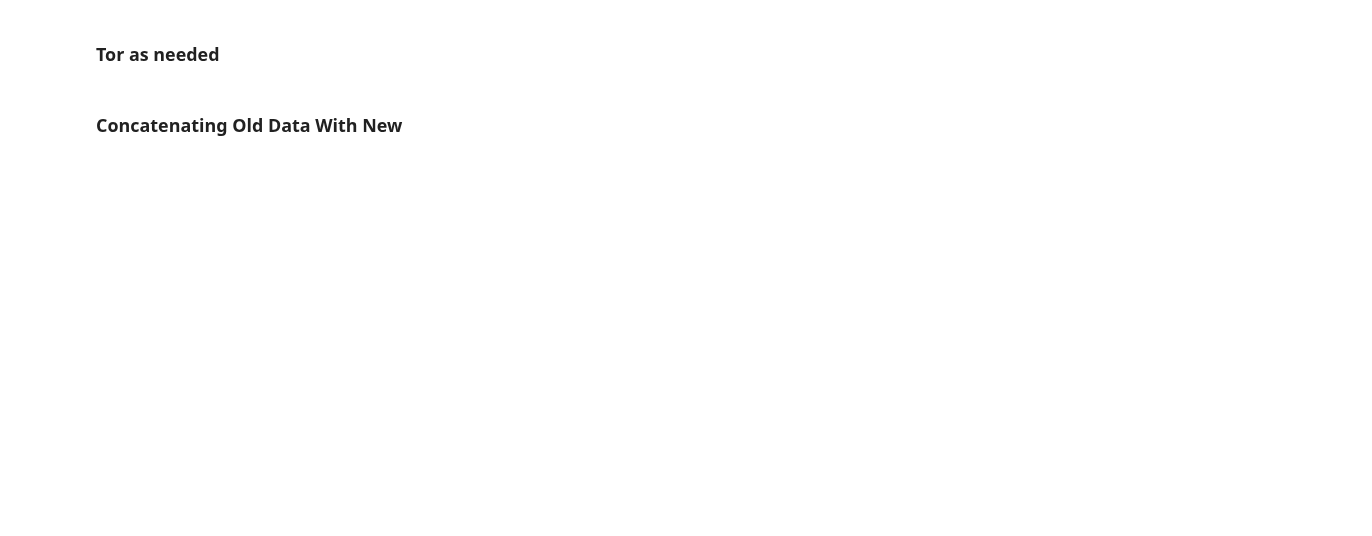
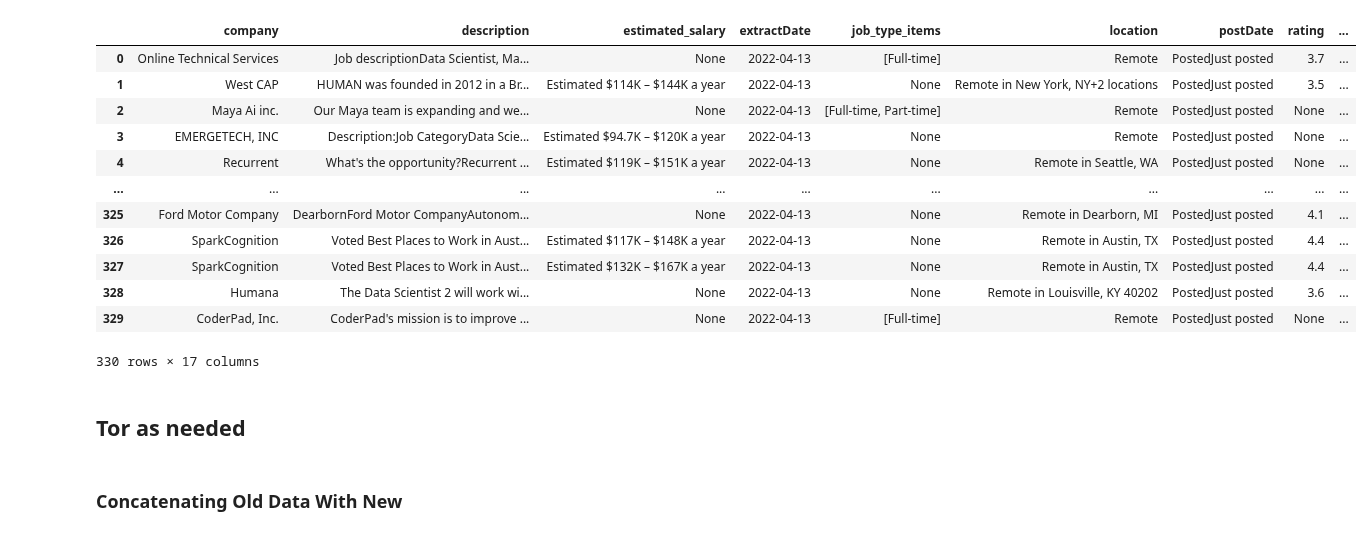
Before and after one commit to 333Kenji/indeedjobscraper, a Jupyter notebook: docs/scrape.ipynb, the cells around one changed output. Cells and saved outputs as stored; diff of their text form; code cells hidden in the pictures; blank space fills up the shorter version.

```diff
--- a/docs/scrape.ipynb
+++ b/docs/scrape.ipynb
@@ -113,26 +13,27 @@ ConnectionError: HTTPSConnectionPool(host='us.conv.indeed.com', port=443): Max r
 # %%
 # Use this to test for captcha block or IP ban
 def get_URL(position,location):
-    from torrequest import TorRequest
+    #from torrequest import TorRequest
     """[Build a template url for a dummy call to verify the site isn't returning a captcha]
-
     Args:
         position ([string]): [job for query]
         location ([string]): [location for query]
-
     Returns:
         [string]: [formatted url]
     """
-    template = 'https://www.indeed.com/jobs?q={}&l={}&fromage=3&sort=date'
-    position = position.replace(' ', '+')
+    template = 'https://www.indeed.com/jobs?q={}&l={}&fromage=1&sort=date'
+
+    position = position.replace(' ', '%20')
     location = location.replace(' ', '+')
     url = template.format(position,location)
     return url
-from torrequest import TorRequest
-tr=TorRequest(password='your_super_secure_password')
-position = '("data scientist" or "data science")'
-location = ''
-tr.reset_identity()
+
+
+# from torrequest import TorRequest
+# tr=TorRequest(password='your_super_secure_password')
+position = 'data scientist'
+location = 'iowa'
+# tr.reset_identity()
 response = requests.get(get_URL(position,location))
 # This will either return an HTML block for a captcha or of a search result
-response.text
+#response.text
@@ -140,0 +206,4 @@ OSError: reached a 90 second timeout without success
+# %%
+position = 'data scientist'
+location = 'remote'
+data = main(position,location )
@@ -140,0 +228,16 @@ OSError: reached a 90 second timeout without success
+# %%
+data
+# %% [output]
+|  | company | description | estimated_salary | extractDate | job_type_items | location | postDate | rating | ... |
+| 0 | Online Technical Services | Job descriptionData Scientist, Ma... | None | 2022-04-13 | [Full-time] | Remote | PostedJust posted | 3.7 | ... |
+| 1 | West CAP | HUMAN was founded in 2012 in a Br... | Estimated $114K – $144K a year | 2022-04-13 | None | Remote in New York, NY+2 locations | PostedJust posted | 3.5 | ... |
+| 2 | Maya Ai inc. | Our Maya team is expanding and we... | None | 2022-04-13 | [Full-time, Part-time] | Remote | PostedJust posted | None | ... |
+| 3 | EMERGETECH, INC | Description:Job CategoryData Scie... | Estimated $94.7K – $120K a year | 2022-04-13 | None | Remote | PostedJust posted | None | ... |
+| 4 | Recurrent | What's the opportunity?Recurrent ... | Estimated $119K – $151K a year | 2022-04-13 | None | Remote in Seattle, WA | PostedJust posted | None | ... |
+| ... | ... | ... | ... | ... | ... | ... | ... | ... | ... |
+| 325 | Ford Motor Company | DearbornFord Motor CompanyAutonom... | None | 2022-04-13 | None | Remote in Dearborn, MI | PostedJust posted | 4.1 | ... |
+| 326 | SparkCognition | Voted Best Places to Work in Aust... | Estimated $117K – $148K a year | 2022-04-13 | None | Remote in Austin, TX | PostedJust posted | 4.4 | ... |
+| 327 | SparkCognition | Voted Best Places to Work in Aust... | Estimated $132K – $167K a year | 2022-04-13 | None | Remote in Austin, TX | PostedJust posted | 4.4 | ... |
+| 328 | Humana | The Data Scientist 2 will work wi... | None | 2022-04-13 | None | Remote in Louisville, KY 40202 | PostedJust posted | 3.6 | ... |
+| 329 | CoderPad, Inc. | CoderPad's mission is to improve ... | None | 2022-04-13 | [Full-time] | Remote | PostedJust posted | None | ... |
+330 rows × 17 columns
@@ -141,5 +249,5 @@ OSError: reached a 90 second timeout without success
 # %% [markdown]
-### Tor as needed
+## Tor as needed
 # %%
 # Use this to use tor after activating it in terminal when needed.
 import socks
```
Also changed, not shown: parts of 12 cells of this notebook, 4 other files.
